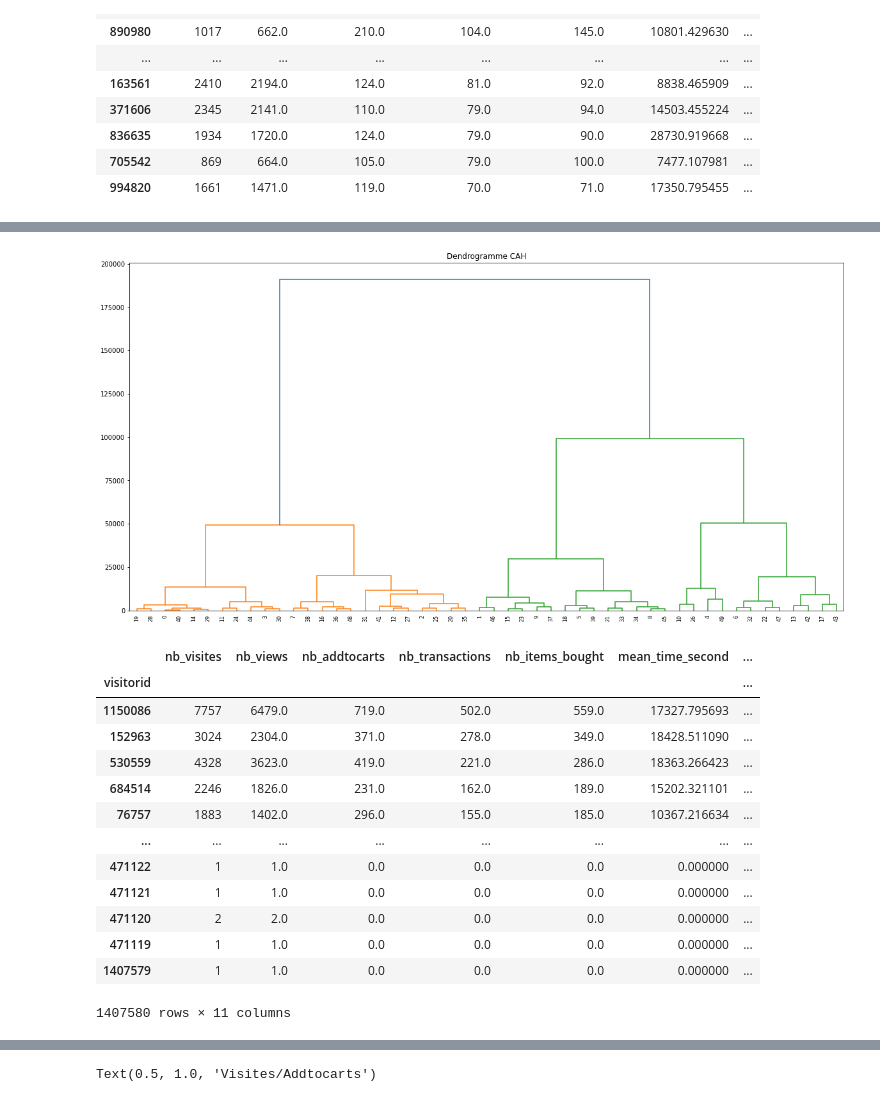
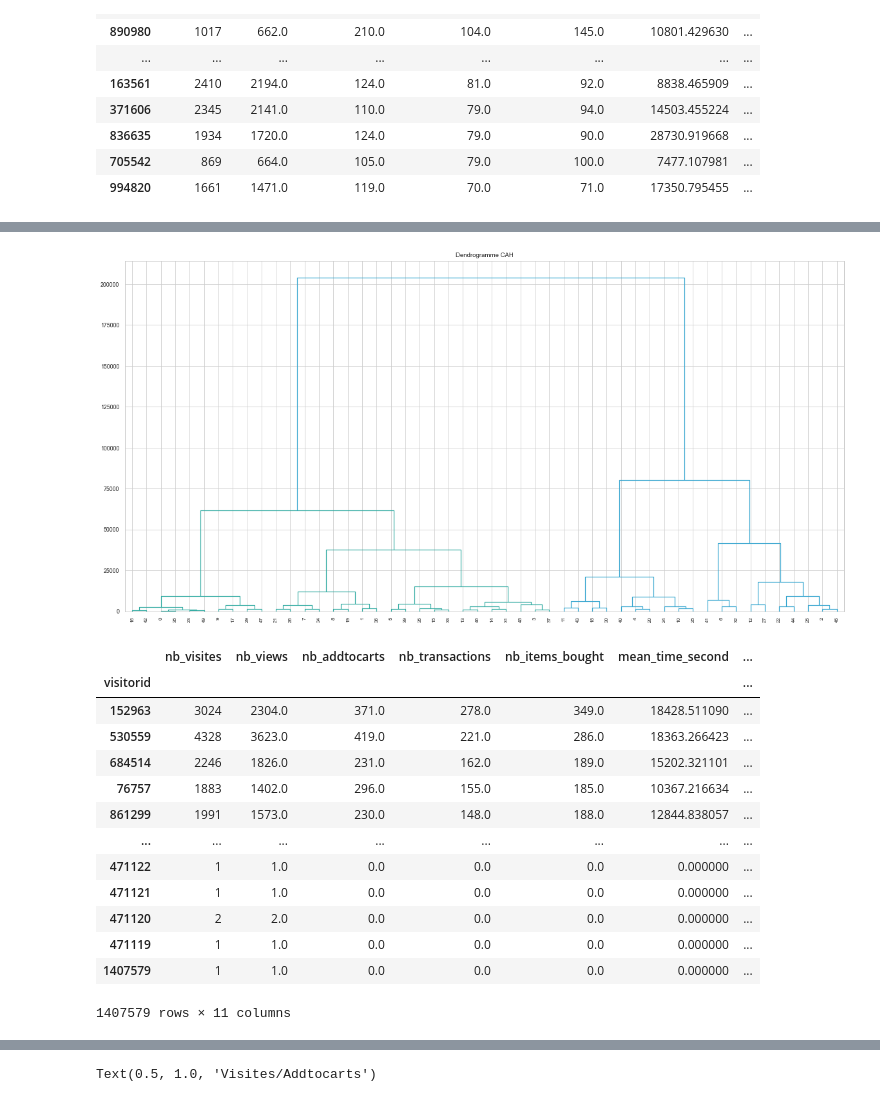
Before and after one commit to soopajot/eCommerce_Customer_Behavior, a Jupyter notebook: test.ipynb, the cells around one changed output, grey strips where cells are left out. Drawn from its saved outputs; the diff is of its cells as text; code cells hidden in the pictures.

Commit message:
supprimer le visiteur (plus acheté)

```diff
--- a/test.ipynb
+++ b/test.ipynb
@@ -273,3 +280,7 @@ stats.head(20)
 | 836635 | 1934 | 1720.0 | 124.0 | 79.0 | 90.0 | 28730.919668 | ... |
 | 705542 | 869 | 664.0 | 105.0 | 79.0 | 100.0 | 7477.107981 | ... |
 | 994820 | 1661 | 1471.0 | 119.0 | 70.0 | 71.0 | 17350.795455 | ... |
+# %%
+# Supprimer le visiteur 1150086
+new_clustering = stats.drop(stats.head(1).index)
+new_clustering
@@ -276,30 +302,30 @@ stats.head(20)
 # %%
 # CLUSTERING - TEST SOO
 # 1. KMEANS PAR 50
-k1 = KMeans(n_clusters=50).fit(stats)
+k1 = KMeans(n_clusters=50).fit(new_clustering)
 
 # 2. DENDROGRAMME TO GET OPTIMAL N_CLUSTER
 plt.figure(figsize=(20, 10))
 Z = linkage(k1.cluster_centers_, method='ward', metric='euclidean')
 plt.title("Dendrogramme CAH")
 dendrogram(Z, leaf_rotation=90.)
 plt.show()
 # %% [output]
-[figure, old version]
+[figure, new version]
 # %%
 # AGGLOMERATIVECLUSTERING PAR 4
 ac = AgglomerativeClustering(n_clusters = 4).fit(k1.cluster_centers_)
 cd = pd.DataFrame(k1.cluster_centers_)
 
-stats['kmean1_label'] = k1.labels_
+new_clustering['kmean1_label'] = k1.labels_
 
 # DATA CLUSTERING
 for i in list(cd.index):
-    stats.loc[stats['kmean1_label'] == cd.index[i], 'agglo_label'] = ac.labels_[i]
+    new_clustering.loc[new_clustering['kmean1_label'] == cd.index[i], 'agglo_label'] = ac.labels_[i]
 
 # GET NEW CENTROIDS = MEAN OF AGGLO 4 LABELS
-new_centroids = stats.groupby('agglo_label').mean()
-new_stats = stats.drop(['agglo_label'], axis=1)
+new_centroids = new_clustering.groupby('agglo_label').mean()
+new_stats = new_clustering.drop(['agglo_label'], axis=1)
 
 k2 = KMeans(n_clusters=4, init=new_centroids)
 k2.fit(new_stats)
@@ -308,20 +334,20 @@ k2.fit(new_stats)
 k2_centroids = k2.cluster_centers_
 k2_labels = k2.labels_
 
-stats['kmean2_label'] = k2.labels_
-stats
+new_clustering['kmean2_label'] = k2.labels_
+new_clustering
 # %% [output]
 |  | nb_visites | nb_views | nb_addtocarts | nb_transactions | nb_items_bought | mean_time_second | ... |
 | visitorid |  |  |  |  |  |  | ... |
-| 1150086 | 7757 | 6479.0 | 719.0 | 502.0 | 559.0 | 17327.795693 | ... |
 | 152963 | 3024 | 2304.0 | 371.0 | 278.0 | 349.0 | 18428.511090 | ... |
 | 530559 | 4328 | 3623.0 | 419.0 | 221.0 | 286.0 | 18363.266423 | ... |
 | 684514 | 2246 | 1826.0 | 231.0 | 162.0 | 189.0 | 15202.321101 | ... |
 | 76757 | 1883 | 1402.0 | 296.0 | 155.0 | 185.0 | 10367.216634 | ... |
+| 861299 | 1991 | 1573.0 | 230.0 | 148.0 | 188.0 | 12844.838057 | ... |
 | ... | ... | ... | ... | ... | ... | ... | ... |
 | 471122 | 1 | 1.0 | 0.0 | 0.0 | 0.0 | 0.000000 | ... |
 | 471121 | 1 | 1.0 | 0.0 | 0.0 | 0.0 | 0.000000 | ... |
 | 471120 | 2 | 2.0 | 0.0 | 0.0 | 0.0 | 0.000000 | ... |
 | 471119 | 1 | 1.0 | 0.0 | 0.0 | 0.0 | 0.000000 | ... |
 | 1407579 | 1 | 1.0 | 0.0 | 0.0 | 0.0 | 0.000000 | ... |
-1407580 rows × 11 columns
+1407579 rows × 11 columns
```
Also changed, not shown: parts of 12 cells of this notebook.
